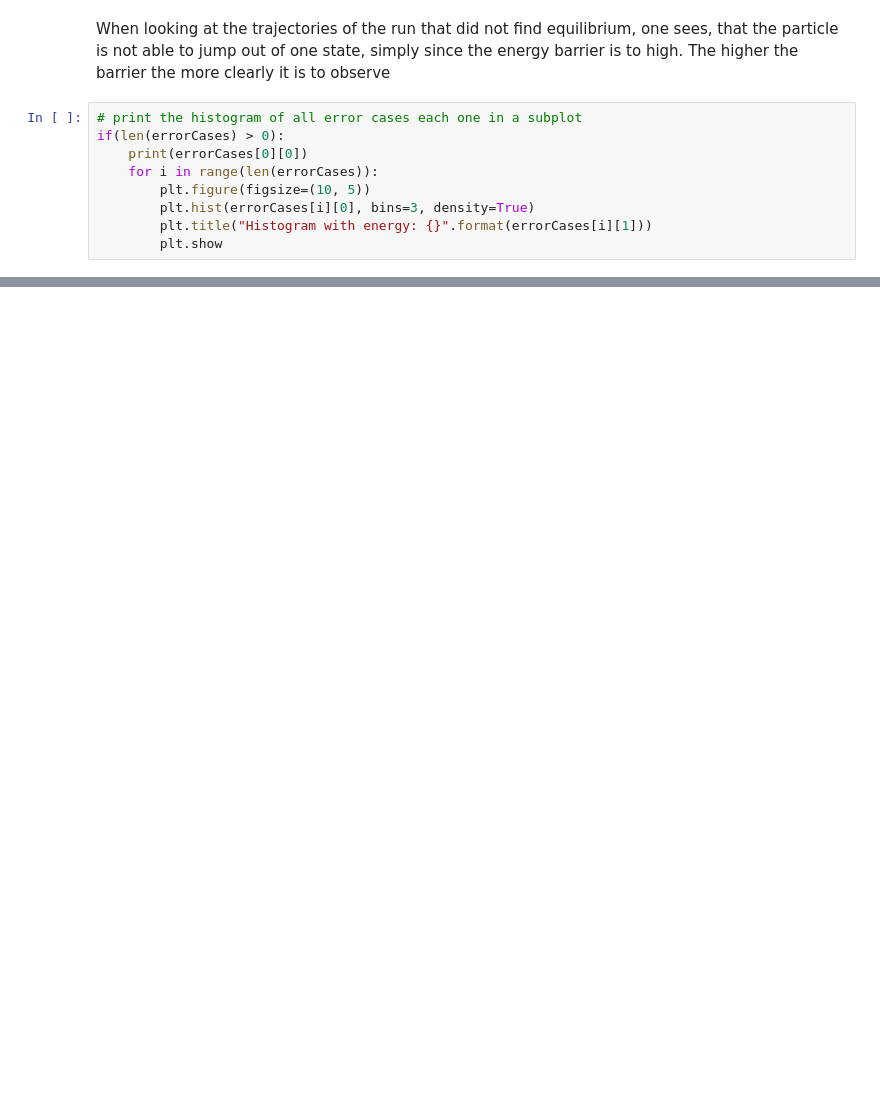
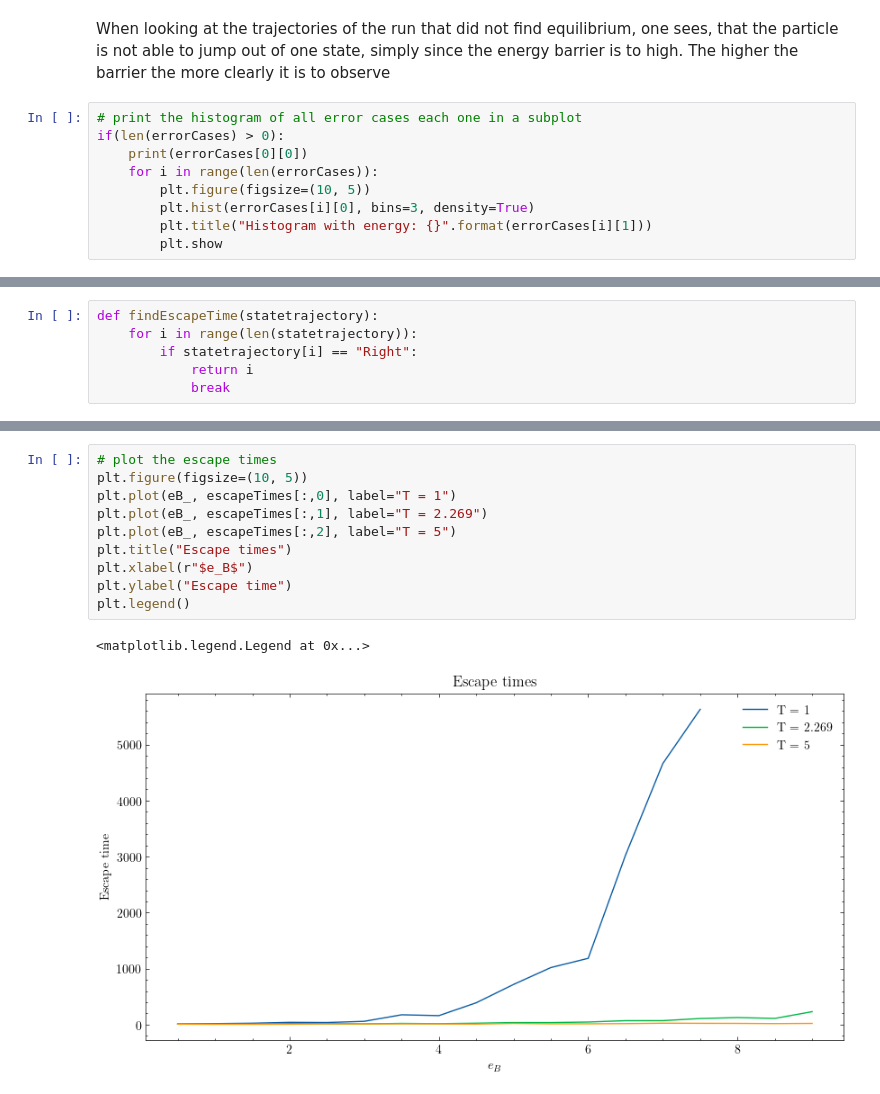
Before and after one commit to FelixWaldschock/Chalmers_FFR120_Simulation_Of_Complex_System, a Jupyter notebook: HW_01/Exercise_2-1/Exercise_2-1.ipynb, the cells around one changed output, grey strips where cells are left out. Cells and saved outputs as stored; diff of their text form; blank space fills up the shorter version.

```diff
--- a/HW_01/Exercise_2-1/Exercise_2-1.ipynb
+++ b/HW_01/Exercise_2-1/Exercise_2-1.ipynb
@@ -312,0 +321,6 @@ if(len(errorCases) > 0):
+# %%
+def findEscapeTime(statetrajectory):
+    for i in range(len(statetrajectory)):
+        if statetrajectory[i] == "Right":
+            return i
+            break
@@ -312,0 +379,13 @@ if(len(errorCases) > 0):
+# %%
+# plot the escape times
+plt.figure(figsize=(10, 5))
+plt.plot(eB_, escapeTimes[:,0], label="T = 1")
+plt.plot(eB_, escapeTimes[:,1], label="T = 2.269")
+plt.plot(eB_, escapeTimes[:,2], label="T = 5")
+plt.title("Escape times")
+plt.xlabel(r"$e_B$")
+plt.ylabel("Escape time")
+plt.legend()
+# %% [output]
+<matplotlib.legend.Legend at 0x...>
+[figure, added]
```
Also changed, not shown: parts of 9 cells of this notebook, 4 other files.
